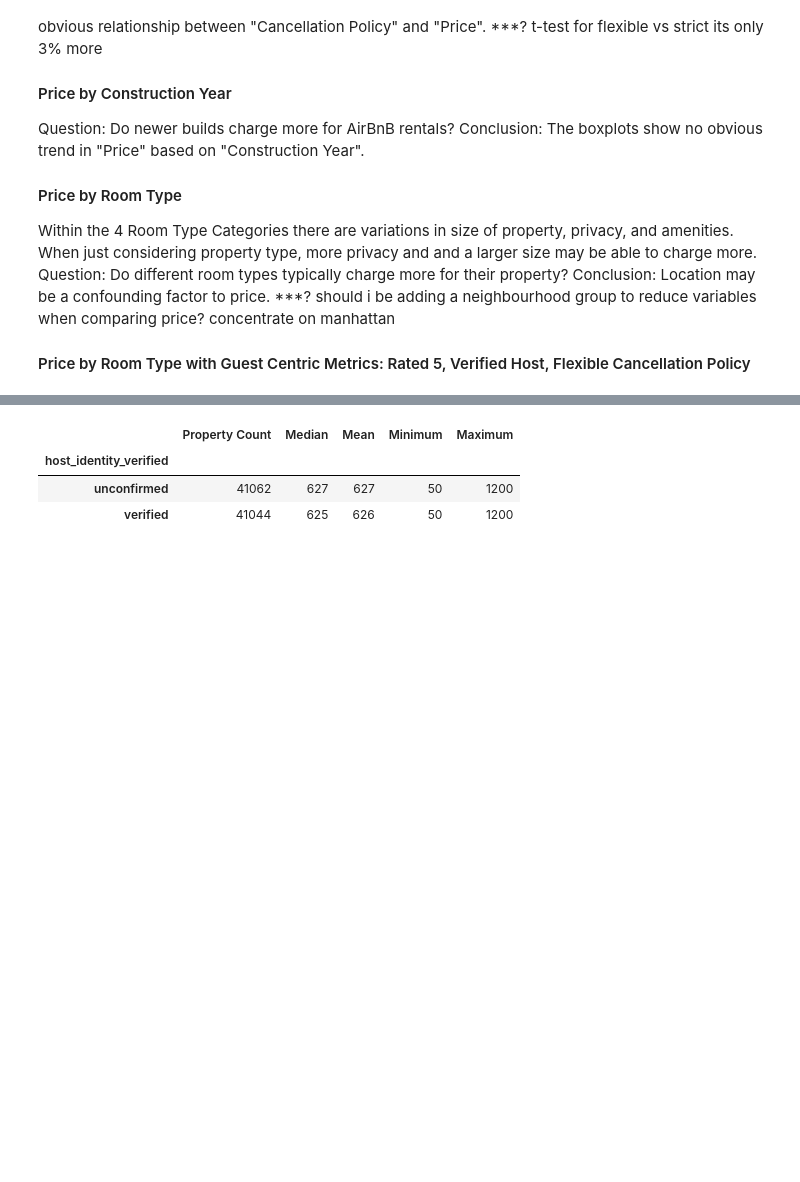
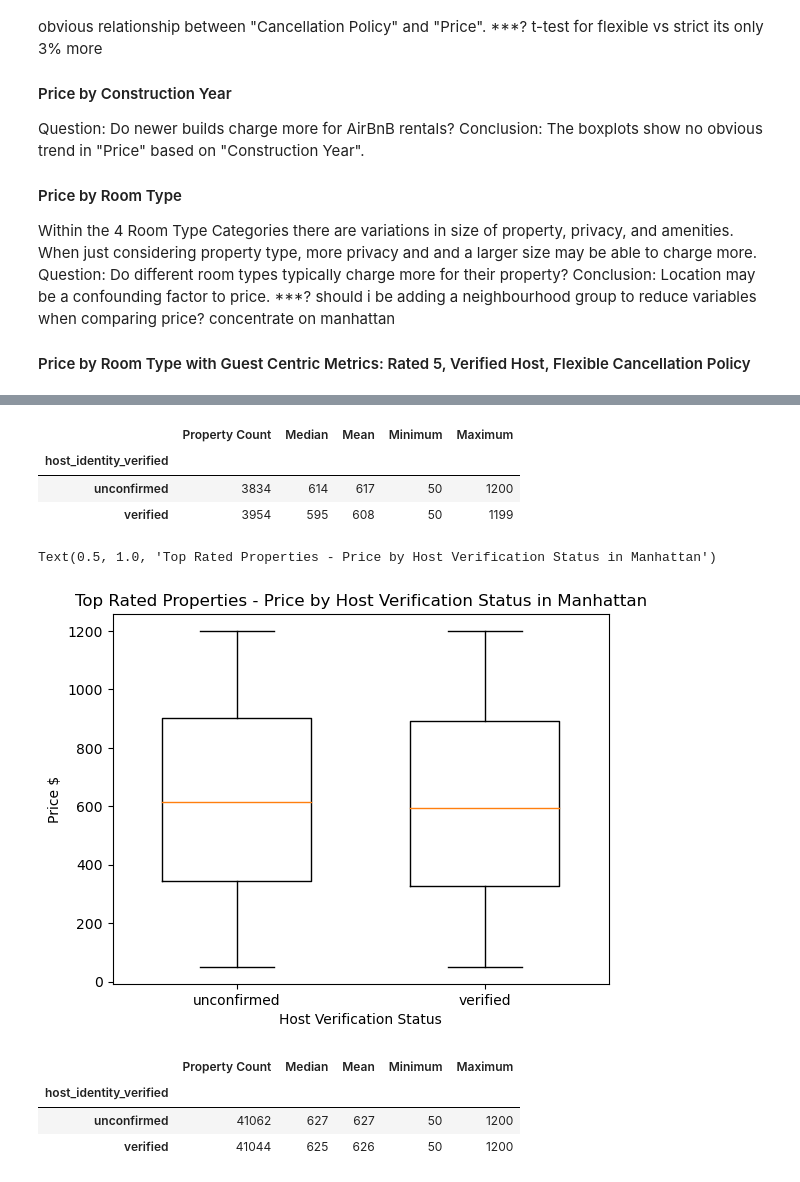
Before and after one commit to stephanielabelle/Project_1_Team6, a Jupyter notebook: steph_price_and_service_fee_plots.ipynb, the cells around one changed output, grey strips where cells are left out. Drawn from its saved outputs; the diff is of its cells as text; code cells hidden in the pictures; blank space fills up the shorter version.

```diff
--- a/steph_price_and_service_fee_plots.ipynb
+++ b/steph_price_and_service_fee_plots.ipynb
@@ -303,3 +286,26 @@ Text(0.5, 1.0, 'Top Rated Properties - Price by Host Verification Status')
+# %%
+# Top Rated Properties - Price by Verification Status
+
+# Defining the Variables
+t= "neighbourhood group"
+u = "Manhattan"
+v = "review rate number"
+w = 5
+x = "host_identity_verified"
+y = "price"
+
+# Making Summary Statistics Table and BoxPlots utilizing makebp_4var_sl function
+makebp_4var_sl(t,u,v,w,x,y)
+plt.ylabel("Price $")
+plt.xlabel("Host Verification Status")
+plt.title("Top Rated Properties - Price by Host Verification Status in Manhattan")
+# %% [output]
+|  | Property Count | Median | Mean | Minimum | Maximum |
+| host_identity_verified |  |  |  |  |  |
+| unconfirmed | 3834 | 614 | 617 | 50 | 1200 |
+| verified | 3954 | 595 | 608 | 50 | 1199 |
+Text(0.5, 1.0, 'Top Rated Properties - Price by Host Verification Status in Manhattan')
+[figure, added]
 # %%
 # Price by Host Verification
 
```
Also changed, not shown: parts of 17 cells of this notebook.
